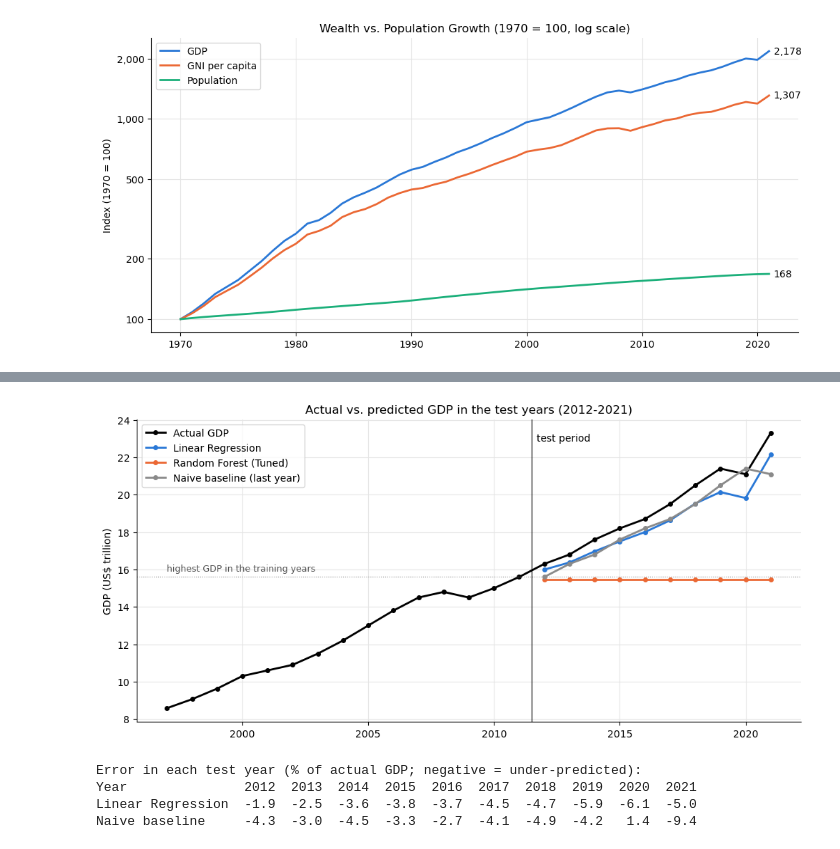
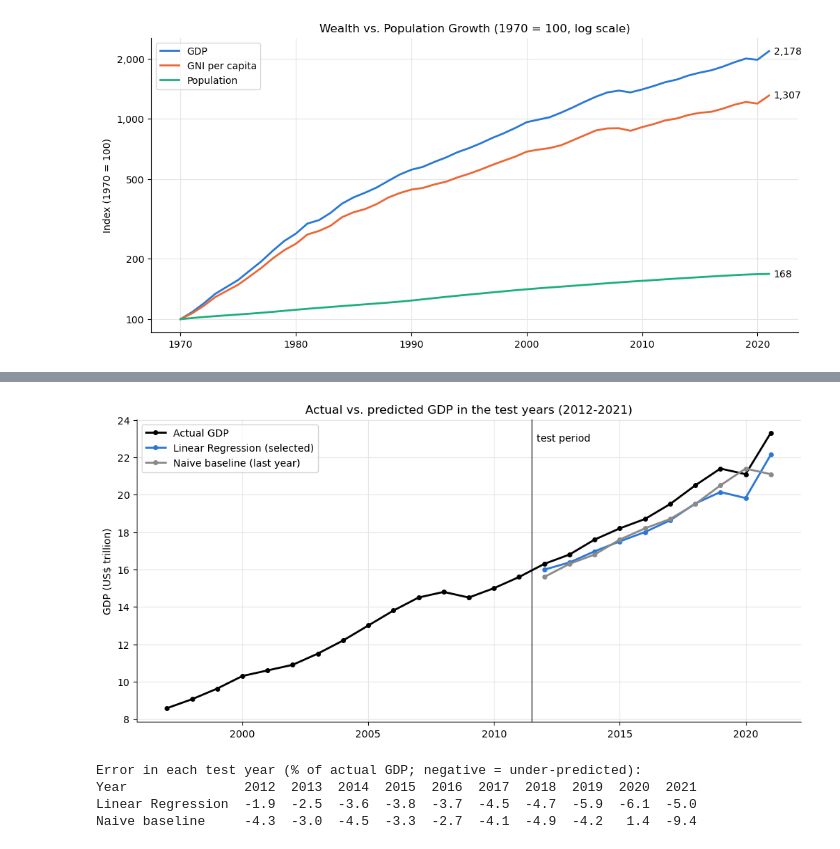
Before and after one commit to jbyiringiro/gdp-time-series-pipeline, a Jupyter notebook: Building_a_Pipeline_for_Time_Series_Data.ipynb, the cells around one changed output, grey strips where cells are left out. Drawn from its saved outputs; the diff is of its cells as text; code cells hidden in the pictures.

Commit message:
Select model and features on validation folds and test once

```diff
--- a/Building_a_Pipeline_for_Time_Series_Data.ipynb
+++ b/Building_a_Pipeline_for_Time_Series_Data.ipynb
@@ -677,0 +695,23 @@ Both the tuned Decision Tree and the tuned Random Forest performed poorly, with
+# %%
+# The combination with the lowest validation RMSE is chosen before the test years are used.
+# GridSearchCV has already refitted it on all training years (1975-2011)
+best = validation.iloc[0]
+features = feature_sets[best['Features']]
+final_model = searches[best['Model'], best['Features']].best_estimator_
+print(f"Selected on validation: {best['Model']} with {features}")
+
+# One evaluation on the untouched test years
+X_train, X_test = train_df[features], test_df[features]
+y_train, y_test = train_df[target], test_df[target]
+model_preds = final_model.predict(X_test)
+naive_preds = test_df['GDP_Lag1'].values
+
+predictions = {'Naive baseline (last year)': naive_preds, f"{best['Model']} (selected)": model_preds}
+results = pd.DataFrame({
+    'Model': list(predictions),
+    'RMSE (US$ billion)': [np.sqrt(mean_squared_error(y_test, p)) / 1e9 for p in predictions.values()],
+    'MAPE (%)': [mean_absolute_percentage_error(y_test, p) * 100 for p in predictions.values()],
+    'R2 Score': [r2_score(y_test, p) for p in predictions.values()],
+})
+print("Test results (2012-2021, evaluated once)")
+display(results)
@@ -678,29 +735,26 @@ Both the tuned Decision Tree and the tuned Random Forest performed poorly, with
 # %%
-# Actual GDP for the last 25 years, with each model's predictions for the test years
+# Actual GDP for the last 25 years, with the selected model's and the baseline's predictions for the test years
 history = ts_data.loc[1997:, target] / 1e12
 plt.figure(figsize=(12, 5.5))
 plt.plot(history, color='black', marker='o', markersize=4, label='Actual GDP')
-plt.plot(y_test.index, lr_preds / 1e12, color=COLORS[0], marker='o', markersize=4, label='Linear Regression')
-plt.plot(y_test.index, rf_preds / 1e12, color=COLORS[1], marker='o', markersize=4, label='Random Forest (Tuned)')
+plt.plot(y_test.index, model_preds / 1e12, color=COLORS[0], marker='o', markersize=4, label=f"{best['Model']} (selected)")
 plt.plot(y_test.index, naive_preds / 1e12, color=COLORS[3], marker='o', markersize=4, label='Naive baseline (last year)')
-plt.axhline(y_train.max() / 1e12, color=COLORS[3], linewidth=0.8, linestyle=':')
-plt.text(1997, y_train.max() / 1e12 + 0.3, 'highest GDP in the training years', color='#555555', fontsize=9)
 plt.axvline(X_test.index.min() - 0.5, color='black', linewidth=0.8)
 plt.text(X_test.index.min() - 0.3, history.max(), 'test period', va='top')
 plt.title('Actual vs. predicted GDP in the test years (2012-2021)')
 plt.ylabel('GDP (US$ trillion)')
 plt.legend(loc='upper left')
 save_fig('fig10_model_predictions')
 plt.show()
 
 pct_error = pd.DataFrame({
-    'Linear Regression': (lr_preds - y_test) / y_test * 100,
+    best['Model']: (model_preds - y_test) / y_test * 100,
     'Naive baseline': (naive_preds - y_test) / y_test * 100,
 })
 print("Error in each test year (% of actual GDP; negative = under-predicted):")
 print(pct_error.T.to_string(float_format='{:.1f}'.format))
 # %% [output]
-[figure, old version]
+[figure, new version]
 Error in each test year (% of actual GDP; negative = under-predicted):
 Year               2012  2013  2014  2015  2016  2017  2018  2019  2020  2021
 Linear Regression  -1.9  -2.5  -3.6  -3.8  -3.7  -4.5  -4.7  -5.9  -6.1  -5.0
```
Also changed, not shown: parts of 10 cells of this notebook, 2 other files.
